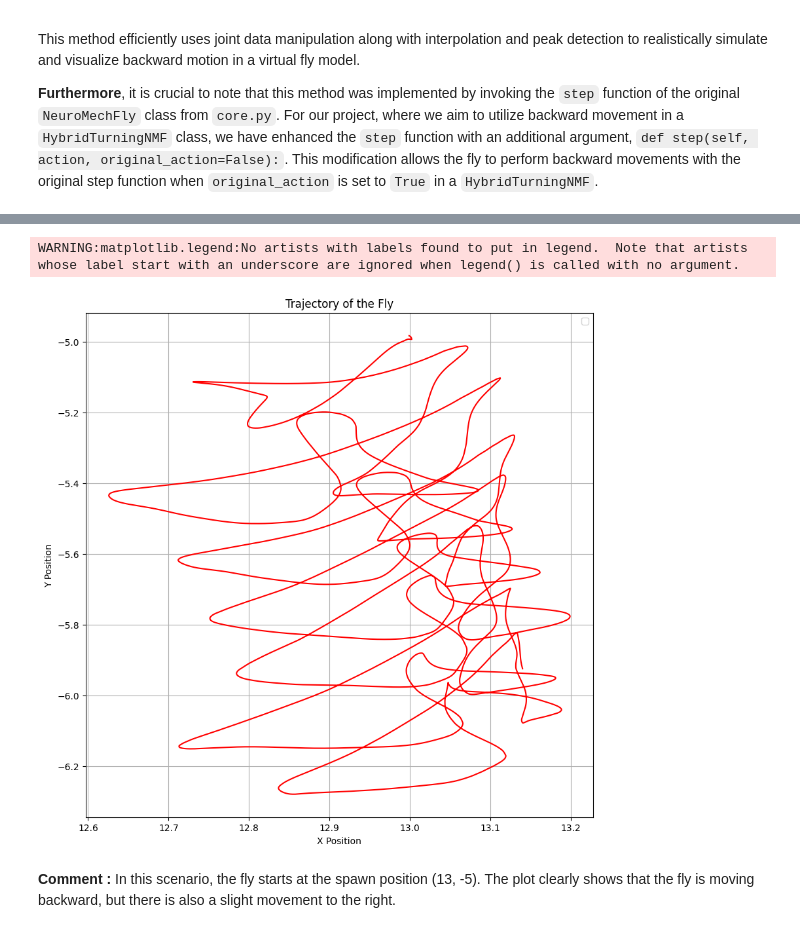
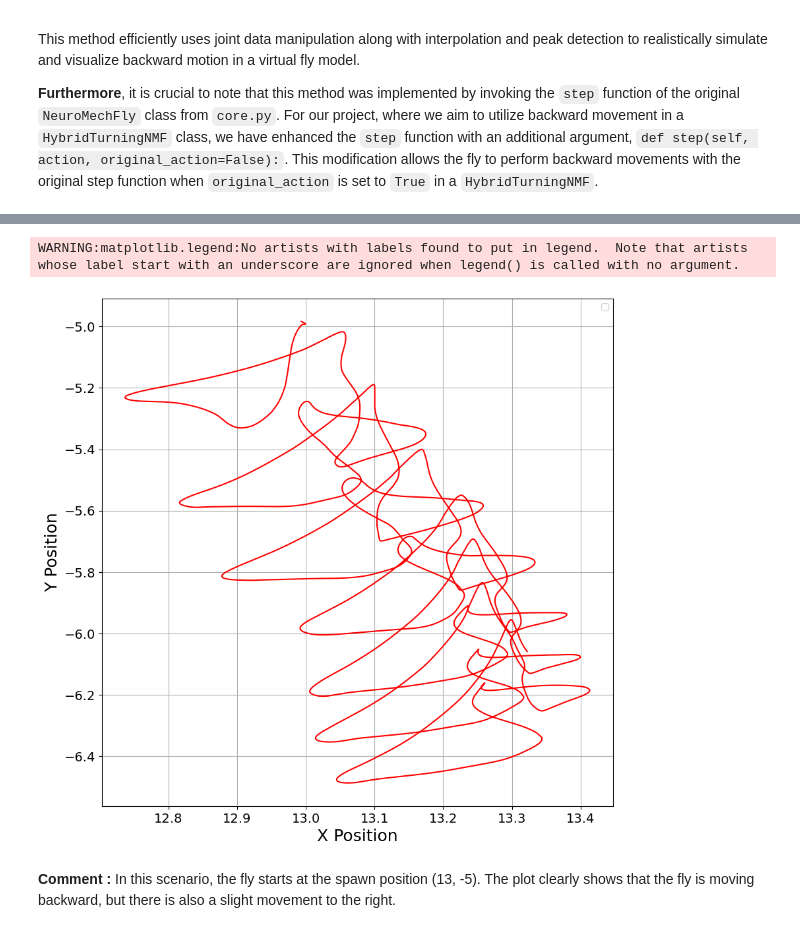
Before and after one commit to sinarollin/Mechanosensation-with-Neuromechfly, a Jupyter notebook: 4_Backward.ipynb, the cells around one changed output, grey strips where cells are left out. Drawn from its saved outputs; the diff is of its cells as text; code cells hidden in the pictures.

```diff
--- a/4_Backward.ipynb
+++ b/4_Backward.ipynb
@@ -113,9 +113,9 @@ flat_terrain_arena = FlatTerrain()
 # Then, we add visual and olfactory features on top of it
 arena = ObstacleOdorArena(
     terrain=flat_terrain_arena,
-    # obstacle_positions=np.array([(7.5, 0), (12.5, 5), (17.5, -5)]),
+    obstacle_positions=np.array([(-10, -5)]),
     marker_size=0.5,
-    # obstacle_colors=[(0.14, 0.14, 0.2, 1), (0.2, 0.8, 0.2, 1), (0.2, 0.2, 0.8, 1)],
+    obstacle_colors=[(0.2, 0.2, 0.8, 1)],
     user_camera_settings=((13, -18, 9), (np.deg2rad(65), 0, 0), 45),
 )
 
@@ -130,7 +130,7 @@ nmf = HybridTurningNMF(
     sim_params=sim_params,
     arena=arena,
     spawn_pos=(13, -5, 0.2),
-    spawn_orientation=(0, 0, np.pi / 2 + np.deg2rad(70)),
+    spawn_orientation=(0, 0, 0),
     contact_sensor_placements=contact_sensor_placements,
 )
 obs_hist = []
@@ -151,17 +151,20 @@ Video("./outputs/backwards_hybrid.mp4")
 # %%
 # Plot the trajectory of the fly
 plt.figure(figsize=(10, 10))
 
 plt.plot(np.array([obs["fly"][0] for obs in obs_hist])[:, 0], np.array([obs["fly"][0] for obs in obs_hist])[:, 1], color='red')
 
-plt.xlabel("X Position")
-plt.ylabel("Y Position")
-plt.title("Trajectory of the Fly")
+plt.xlabel("X Position", fontsize=18)
+plt.ylabel("Y Position", fontsize=18)
+# plt.title("Trajectory of the Fly")
 plt.grid(True)
+plt.xticks(fontsize=14)
+plt.yticks(fontsize=14)
+
 plt.legend()
 plt.show()
 # %% [output]
 WARNING:matplotlib.legend:No artists with labels found to put in legend.  Note that artists whose label start with an underscore are ignored when legend() is called with no argument.
-[figure, old version]
+[figure, new version]
 # %% [markdown]
 **Comment :** In this scenario, the fly starts at the spawn position (13, -5). The plot clearly shows that the fly is moving backward, but there is also a slight movement to the right.
```
